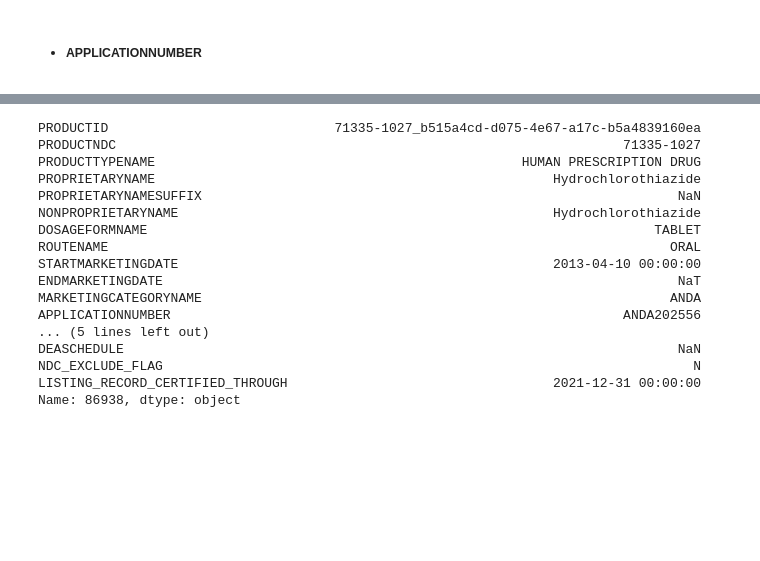
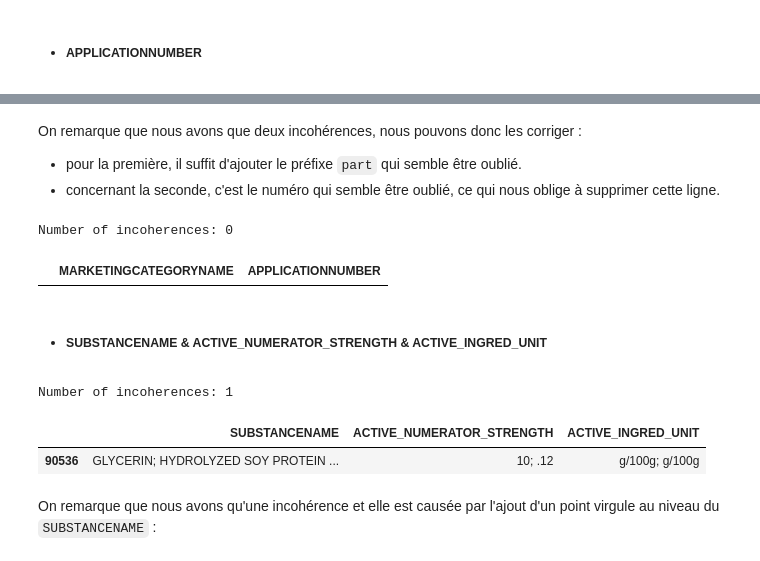
Before and after one commit to T-amairi/IFT870, a Jupyter notebook: TP2/tp2.ipynb, the cells around one changed output, grey strips where cells are left out. Drawn from its saved outputs; the diff is of its cells as text; code cells hidden in the pictures; blank space fills up the shorter version.

```diff
--- a/TP2/tp2.ipynb
+++ b/TP2/tp2.ipynb
@@ -341,20 +356,57 @@ checkAppNumber(dfProd)
-# %%
-dfProd.iloc[86405,:]
-# %% [output]
-PRODUCTID                             71335-1027_b515a4cd-d075-4e67-a17c-b5a4839160ea
-PRODUCTNDC                                                                 71335-1027
-PRODUCTTYPENAME                                               HUMAN PRESCRIPTION DRUG
-PROPRIETARYNAME                                                   Hydrochlorothiazide
-PROPRIETARYNAMESUFFIX                                                             NaN
-NONPROPRIETARYNAME                                                Hydrochlorothiazide
-DOSAGEFORMNAME                                                                 TABLET
-ROUTENAME                                                                        ORAL
-STARTMARKETINGDATE                                                2013-04-10 00:00:00
-ENDMARKETINGDATE                                                                  NaT
-MARKETINGCATEGORYNAME                                                            ANDA
-APPLICATIONNUMBER                                                          ANDA202556
-... (5 lines left out)
-DEASCHEDULE                                                                       NaN
-NDC_EXCLUDE_FLAG                                                                    N
-LISTING_RECORD_CERTIFIED_THROUGH                                  2021-12-31 00:00:00
-Name: 86938, dtype: object
+# %% [markdown]
+On remarque que nous avons que deux incohérences, nous pouvons donc les corriger :
+- pour la première, il suffit d'ajouter le préfixe ``part`` qui semble être oublié.
+- concernant la seconde, c'est le numéro qui semble être oublié, ce qui nous oblige à supprimer cette ligne.
+# %%
+# add part prefix
+dfProd.loc[26428, 'APPLICATIONNUMBER'] = 'part333D'
+# drop the row missing the application number
+dfProd.drop(index=90014, inplace=True)
+# recheck
+checkAppNumber(dfProd)
+# %% [output]
+Number of incoherences: 0
+|  | MARKETINGCATEGORYNAME | APPLICATIONNUMBER |
+# %% [markdown]
+* ##### SUBSTANCENAME & ACTIVE_NUMERATOR_STRENGTH & ACTIVE_INGRED_UNIT
+# %%
+# check the inter-incoherence between the substance name, the active strength and the active ingredient
+def checkSubstance(df):
+    # dont treat rows with nan values
+    dfFiltered = dfProd[dfProd.iloc[:,[13,14,15]].notnull().all(1)].iloc[:,[13,14,15]]
+    col1 = dfFiltered.iloc[:,0]
+    col2 = dfFiltered.iloc[:,1]
+    col3 = dfFiltered.iloc[:,2]
+
+    # get idx where the inter-incoherence is not respected
+    idxToDrop = list()
+    for x in zip(col1, col2, col3, col1.index):
+        # split to list
+        l1 = x[0].split(';')
+        l2 = x[1].split(';')
+        l3 = x[2].split(';')
+
+        # check size
+        if not len(l1) == len(l2) == len(l3):
+            idxToDrop.append(x[3])
+            pass
+
+        # check digits
+        for d in l2:
+            try:
+                float(d)
+            except:
+                idxToDrop.append(x[3])
+                break
+
+    # print
+    print("Number of incoherences:", len(idxToDrop))
+    display(df.loc[idxToDrop, df.columns[[13,14,15]]])
+
+checkSubstance(dfProd)
+# %% [output]
+Number of incoherences: 1
+|  | SUBSTANCENAME | ACTIVE_NUMERATOR_STRENGTH | ACTIVE_INGRED_UNIT |
+| 90536 | GLYCERIN; HYDROLYZED SOY PROTEIN ... | 10; .12 | g/100g; g/100g |
+# %% [markdown]
+On remarque que nous avons qu'une incohérence et elle est causée par l'ajout d'un point virgule au niveau du ``SUBSTANCENAME`` :
```
Also changed, not shown: parts of 49 cells of this notebook.
